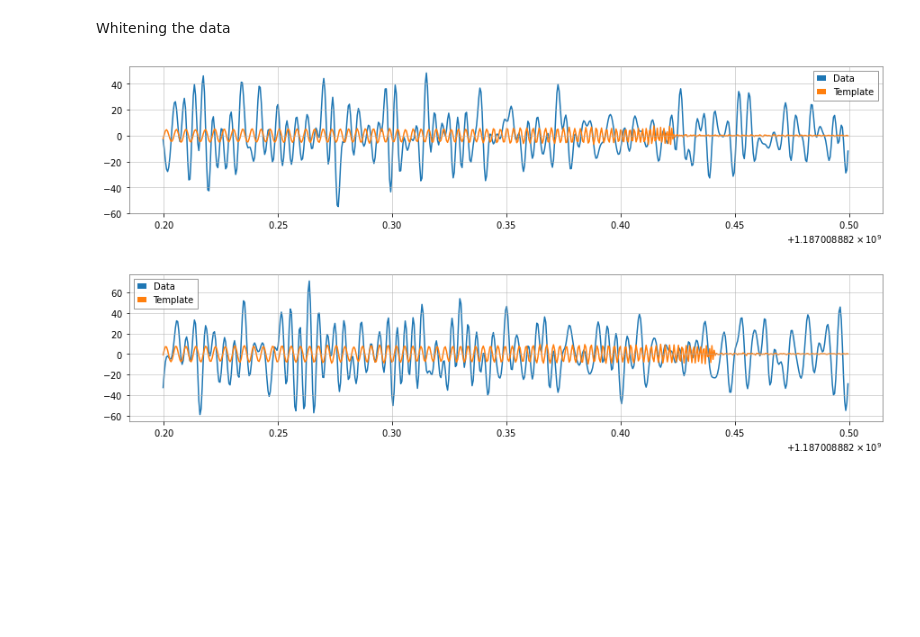
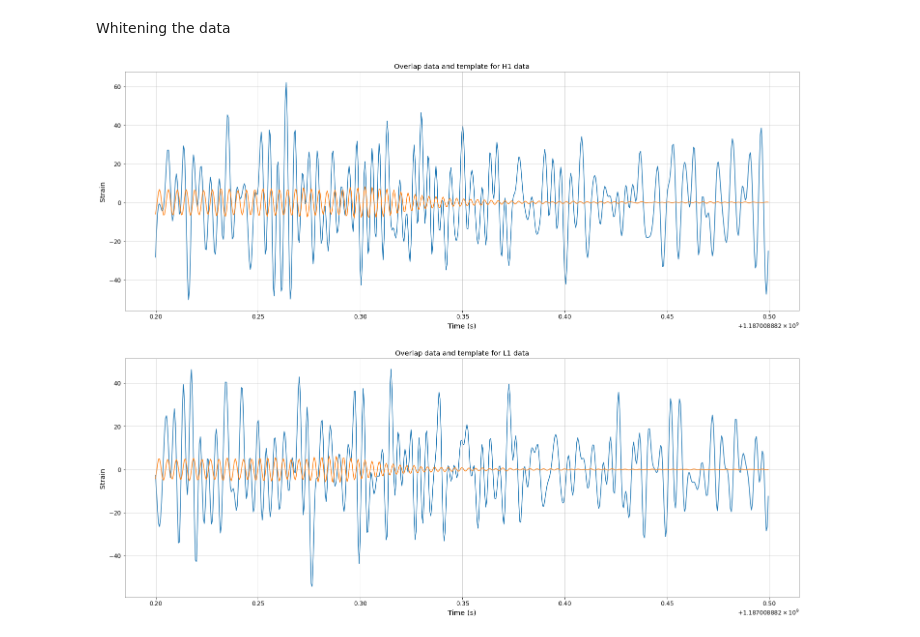
Before and after one commit to Snrts/PRA3024_BigDataInPhysics_SanneAarts, a Jupyter notebook: GravitationalWavesSanne.ipynb, the cells around one changed output. Cells and saved outputs as stored; diff of their text form; code cells hidden in the pictures; blank space fills up the shorter version.

```diff
--- a/GravitationalWavesSanne.ipynb
+++ b/GravitationalWavesSanne.ipynb
@@ -312,20 +247,0 @@ template = hp.cyclic_time_shift(hp.start_time)
-# %%
-pe = {}
-for i in ["L1", "H1"]:
-  snrNew = matched_filter(template, strain[i], psd=psds[i], low_frequency_cutoff=25)
-  snrNew = snrNew.crop(4+4,4)
-  pylab.figure(figsize=[10, 4])
-  pylab.plot(snrNew.sample_times, abs(snrNew))
-  pylab.ylabel('Signal-to-noise')
-  pylab.xlabel('Time (s)')
-  pylab.show()
-
-  peak = abs(snrNew).numpy().argmax()
-  snrp = snrNew[peak]
-  time = snrNew.sample_times[peak]
-  pe[i]={"peak": peak,
-           "snrp": snrp,
-           "time": time}
-
-  print("We found a signal at {}s with SNR {}".format(time,
-                                                    abs(snrp)))
@@ -346,26 +276,40 @@ print(template.start_time)
 Whitening the data
 # %%
 from pycbc.filter import sigma
-for i in ['L1', 'H1']:
-    dt = pe[i]["time"]-stilde[i].start_time
 
-    aligned = template.cyclic_time_shift(dt)
-    aligned /= sigma(aligned, psd=psds[i], low_frequency_cutoff=20.0)
-    aligned = (aligned.to_frequencyseries() * pe[i]["snrp"]).to_timeseries()
-    aligned.start_time = stilde[i].start_time
+@jit(forceobj=True)
+def whiten(i):
+    merger = Merger("GW170817")
+    p,s,t = findPeak(i)
+    dt = t- mergerData[i]["m"].start_time
 
-    white_data=(stilde[i].to_frequencyseries()/psds[i]**0.5).to_timeseries()
-    tapered = aligned.highpass_fir(30,512,remove_corrupted=False)
-    white_template = (tapered.to_frequencyseries()/psds[i]**0.5).to_timeseries()
+    aligned = waveform(1.38).cyclic_time_shift(dt)
+    aligned /= sigma(aligned, psd=mergerData[i]["psd"], low_frequency_cutoff=20.0)
+    aligned = (aligned.to_frequencyseries()*abs(s)).to_timeseries()
+    aligned.start_time = mergerData[i]["m"].start_time
+
+    white_data=(mergerData[i]["m"].to_frequencyseries()/mergerData[i]["psd"]**0.5).to_timeseries()
+    tapered = aligned.highpass_fir(30,512, remove_corrupted=False)
+    white_template = (tapered.to_frequencyseries()/mergerData[i]["psd"]**0.5).to_timeseries()
+
     white_data=white_data.highpass_fir(30,512).lowpass_fir(300,512)
+    white_template=white_template.highpass_fir(30,512).lowpass_fir(300,512)
+
     white_data=white_data.time_slice(merger.time-.2, merger.time+.1)
 
     white_template = white_template.time_slice(merger.time-.2, merger.time+.1)
-    pylab.figure(figsize=[15, 3])
-    pylab.plot(white_data.sample_times, white_data, label="Data")
-    pylab.plot(white_template.sample_times, white_template, label="Template")
-    pylab.legend()
-    pylab.show()
+    return white_data, white_template, aligned
+
+
+
+fig, (ax1,ax2) = plt.subplots(nrows=2, figsize=(25,20))
+for i, a in zip(["H1", "L1"], [ax1,ax2]):
+  wd, wt, _ = whiten(i)
+  a.plot(wd.sample_times, wd,label="Data")
+  a.plot(wt.sample_times, wt,label="Template")
+  a.set_ylabel('Strain')
+  a.set_xlabel('Time (s)')
+  a.set_title(f'Overlap data and template for {i} data')
+pylab.show()
 # %% [output]
-[figure, old version]
+[figure, new version]
-[figure, removed]
```
Also changed, not shown: parts of 25 cells of this notebook.
